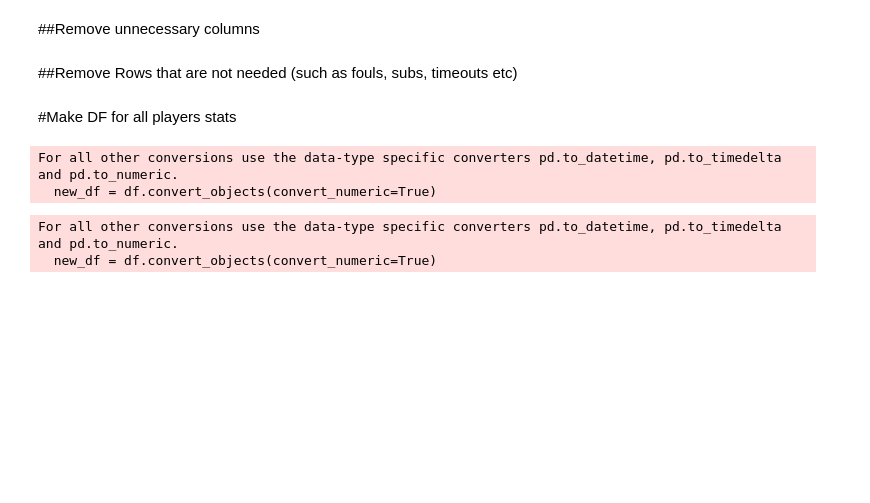
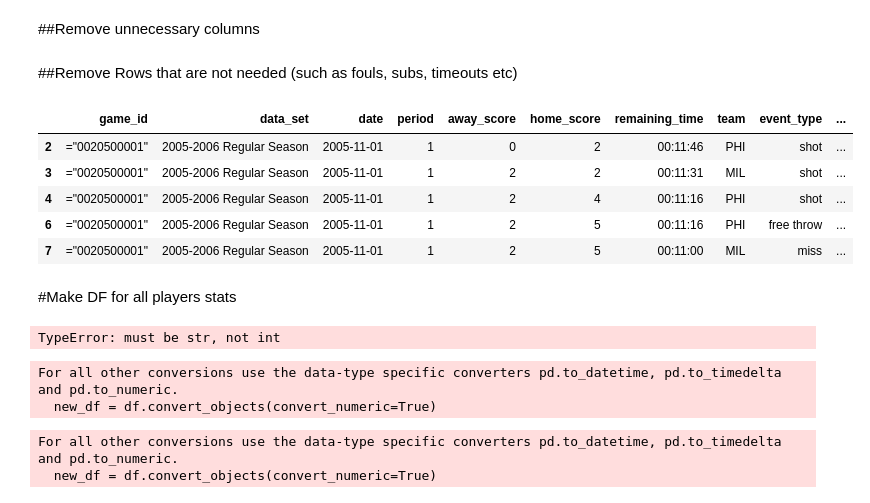
Before and after one commit to deepakchandi/clutch-baller, a Jupyter notebook: Practice(05-06 season).ipynb, the cells around one changed output. Drawn from its saved outputs; the diff is of its cells as text; code cells hidden in the pictures; blank space fills up the shorter version.

Commit message:
different type of shots

```diff
--- a/Practice(05-06 season).ipynb
+++ b/Practice(05-06 season).ipynb
@@ -26,7 +26,5 @@ The autoreload extension is already loaded. To reload it, use:
 df = pd.read_csv('/Users/deepak/Desktop/NBA_Data/Every_Season_Data/[2005-2006]-combined-stats.csv')
 # %% [markdown]
 ##Added another column that shows the pts difference between both teams
-# %%
-df = pc.replace_nan(df)
 # %%
 new_df = pc.add_columns(df)
@@ -33,3 +37,5 @@ new_df = pc.add_columns(df)
+# %%
+new_df = pc.replace_nan(new_df)
 # %% [markdown]
 ##Remove unnecessary columns
 # %%
@@ -44,2 +47,2 @@ rows = ['sub', 'timeout', 'uknown', 'unknown', 'Ejection', 'violat', 'traveling'
 # %%
-df_2 = pc.remove_junk_rows(df_1, 'type', rows)
+df2 = pc.remove_junk_rows(df_1, 'event_type')
@@ -48,2 +49,11 @@ df_2 = pc.add_ids(df_2)
+# %%
+df2.head()
+# %% [output]
+|  | game_id | data_set | date | period | away_score | home_score | remaining_time | team | event_type | ... |
+| 2 | ="0020500001" | 2005-2006 Regular Season | 2005-11-01 | 1 | 0 | 2 | 00:11:46 | PHI | shot | ... |
+| 3 | ="0020500001" | 2005-2006 Regular Season | 2005-11-01 | 1 | 2 | 2 | 00:11:31 | MIL | shot | ... |
+| 4 | ="0020500001" | 2005-2006 Regular Season | 2005-11-01 | 1 | 2 | 4 | 00:11:16 | PHI | shot | ... |
+| 6 | ="0020500001" | 2005-2006 Regular Season | 2005-11-01 | 1 | 2 | 5 | 00:11:16 | PHI | free throw | ... |
+| 7 | ="0020500001" | 2005-2006 Regular Season | 2005-11-01 | 1 | 2 | 5 | 00:11:00 | MIL | miss | ... |
 # %% [markdown]
 #Make DF for all players stats
@@ -49,0 +64,4 @@ df_2 = pc.add_ids(df_2)
+# %%
+x- new_df['3pt_shots'].sum()
+# %% [output]
+TypeError: must be str, not int
```
Also changed, not shown: parts of 23 cells of this notebook, 2 other files.
